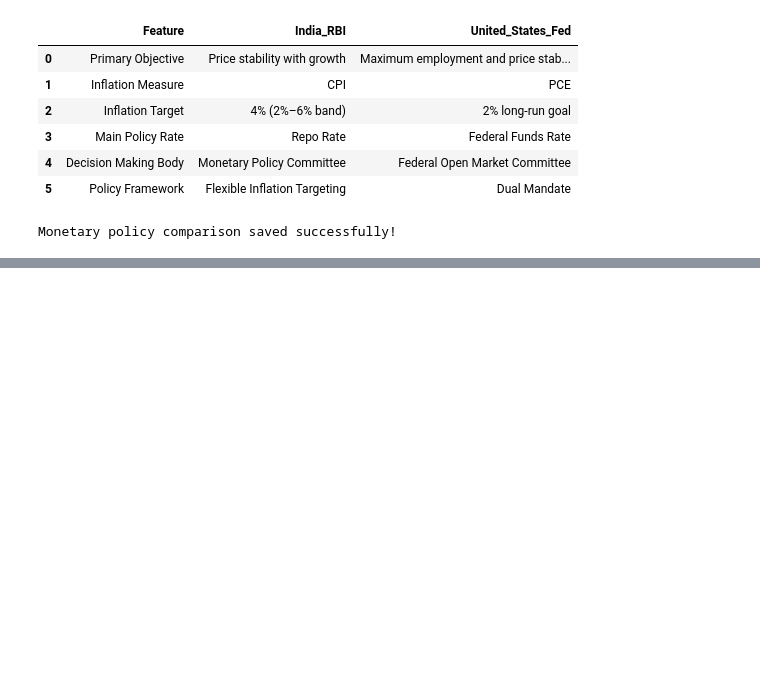
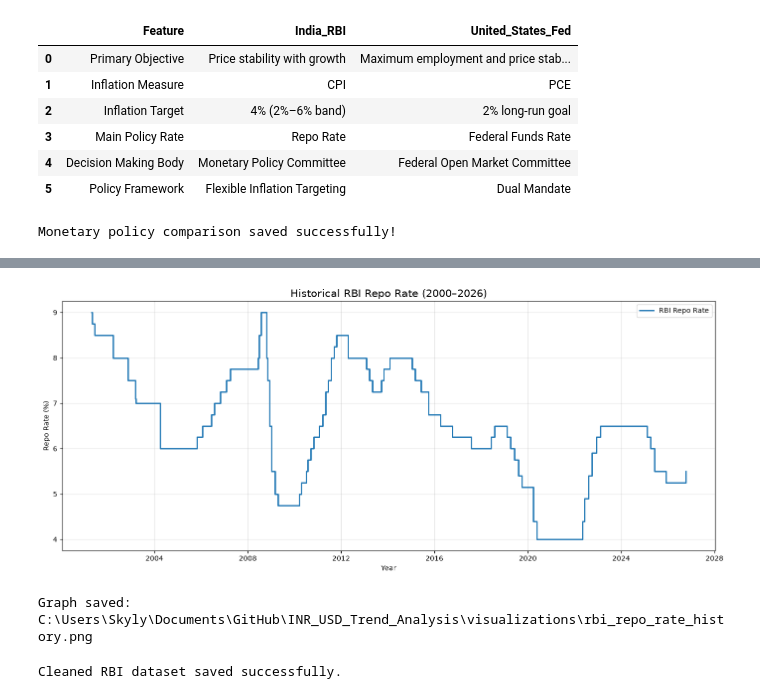
Before and after one commit to sravyajasthi/INR_USD_Trend_Analysis, a Jupyter notebook: notebooks/04_India_US_Comparison.ipynb, the cells around one changed output, grey strips where cells are left out. Saved outputs shown, nothing was run; the diff lists cells and outputs as text; code cells hidden in the pictures; blank space fills up the shorter version.

Commit message:
Complete INR USD analysis and add final project report

```diff
--- a/notebooks/04_India_US_Comparison.ipynb
+++ b/notebooks/04_India_US_Comparison.ipynb
@@ -350,0 +421,36 @@ sarima_actual_vs_predicted.png
+# %%
+import matplotlib.pyplot as plt
+
+# Select records where Repo Rate is available
+repo_data = rbi.dropna(subset=["Repo_Rate"]).copy()
+
+print("Repo rate observations:", len(repo_data))
+print("Period:", repo_data["Effective_Date"].min(),
+      "to", repo_data["Effective_Date"].max())
+
+# Create visualization
+plt.figure(figsize=(14, 6))
+
+plt.step(
+    repo_data["Effective_Date"],
+    repo_data["Repo_Rate"],
+    where="post",
+    label="RBI Repo Rate",
+    linewidth=2
+)
+
+plt.title("Historical RBI Repo Rate (2000–2026)", fontsize=15)
+plt.xlabel("Year")
+plt.ylabel("Repo Rate (%)")
+plt.grid(True, alpha=0.3)
+plt.legend()
+plt.tight_layout()
+
+# Save visualization
+output_path = project_dir / "visualizations" / "rbi_repo_rate_history.png"
+plt.savefig(output_path, dpi=300, bbox_inches="tight")
+
+plt.show()
+
+print("Graph saved:", output_path)
+# %% [output]
@@ -350,0 +459,11 @@ sarima_actual_vs_predicted.png
+[figure, added]
+Graph saved: C:\Users\Skyly\Documents\GitHub\INR_USD_Trend_Analysis\visualizations\rbi_repo_rate_history.png
+# %%
+rbi.to_csv(
+    project_dir / "data" / "processed" / "rbi_monetary_policy_rates_cleaned.csv",
+    index=False
+)
+
+print("Cleaned RBI dataset saved successfully.")
+# %% [output]
+Cleaned RBI dataset saved successfully.
```
Also changed, not shown: parts of 16 cells of this notebook, 9 other files.
